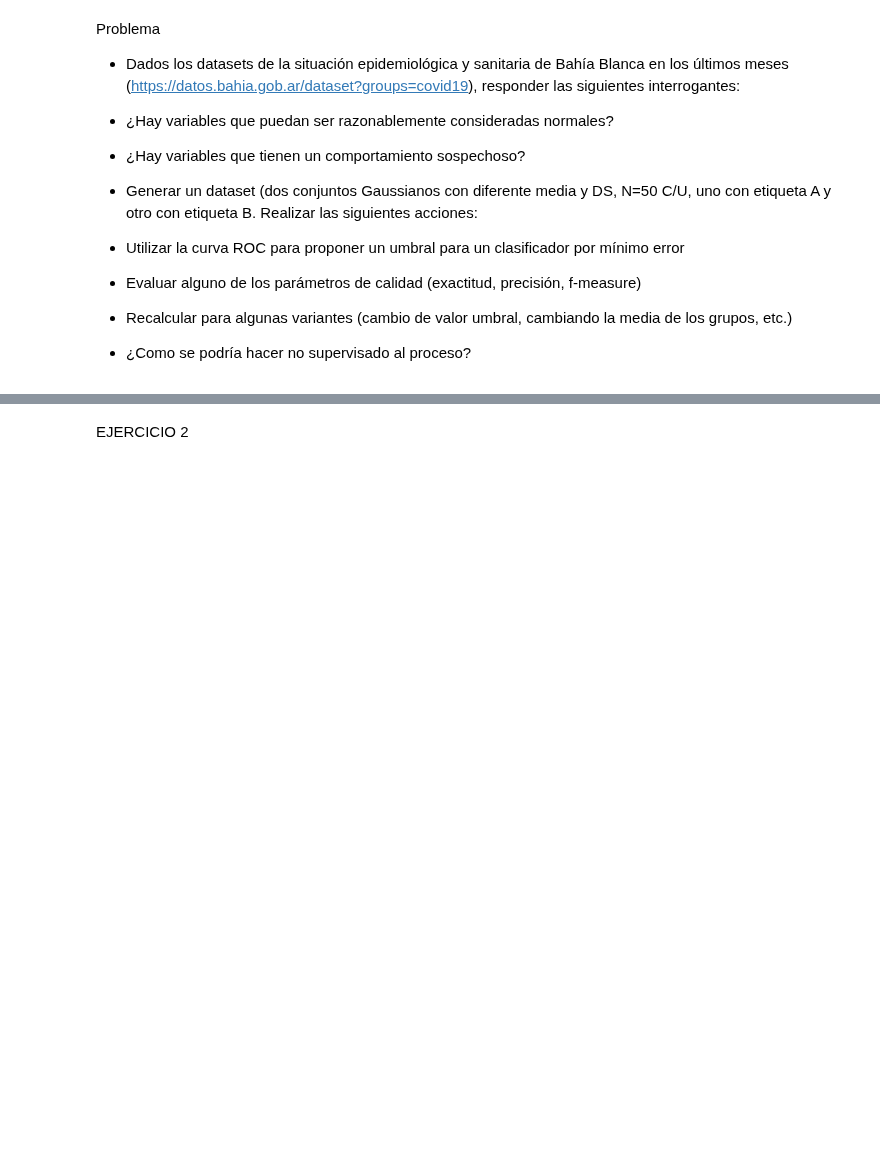
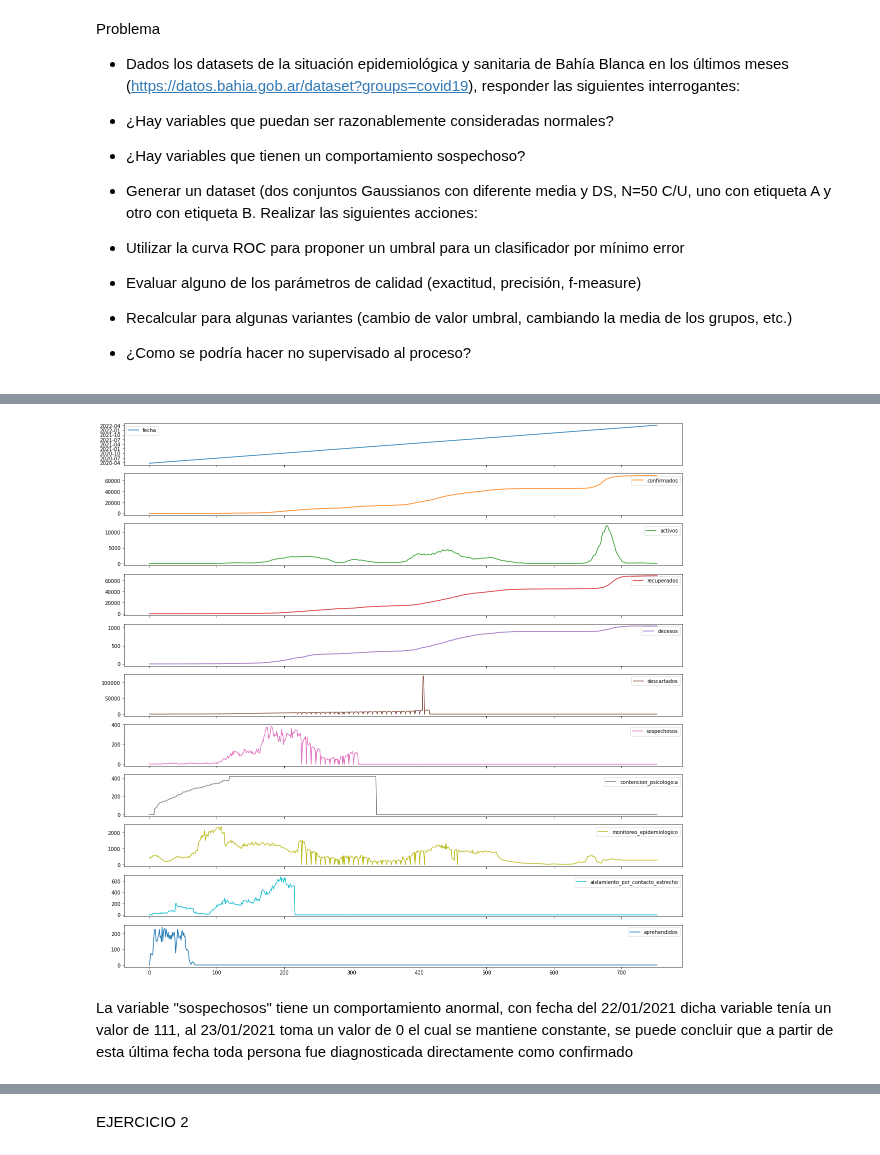
Before and after one commit to RonnyGuevara/Machine-Learning, a Jupyter notebook: TP2/TP2_ML.ipynb, the cells around one changed output, grey strips where cells are left out. Drawn from its saved outputs; the diff is of its cells as text; code cells hidden in the pictures; blank space fills up the shorter version.

```diff
--- a/TP2/TP2_ML.ipynb
+++ b/TP2/TP2_ML.ipynb
@@ -89,3 +96,10 @@ covid_cases_Bahia_df
+# %%
+covid_cases_Bahia_df.plot(label='fecha',subplots=True,figsize=(20,20))
+plt.show()
+# %% [output]
+[figure, added]
+# %% [markdown]
+La variable "sospechosos" tiene un comportamiento anormal, con fecha del 22/01/2021 dicha variable tenía un valor de 111, al 23/01/2021 toma un valor de 0 el cual se mantiene constante, se puede concluir que a partir de esta última fecha toda persona fue diagnosticada directamente como confirmado
 # %%
 covid_beds_Bahia_url = 'https://gobiernoabierto.bahia.gob.ar/WS/3028'
 covid_beds_Bahia_df = read_web_bahia(covid_beds_Bahia_url)
```
Also changed, not shown: parts of 17 cells of this notebook.
